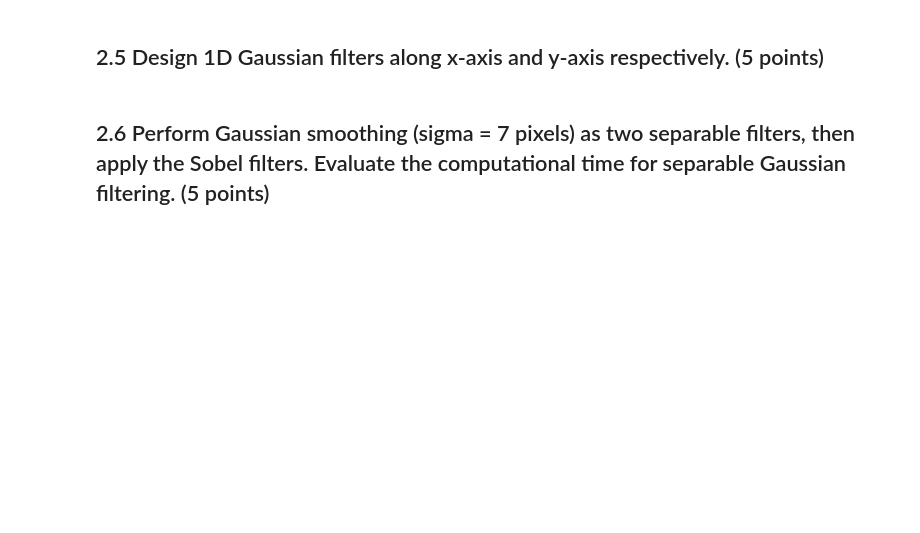
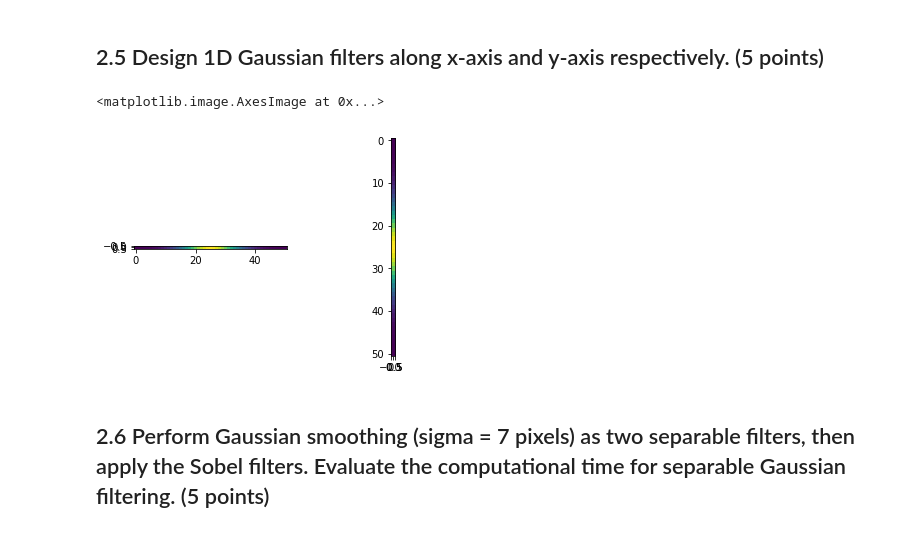
Before and after one commit to namanwahi/ComputerVision2018-19, a Jupyter notebook: coursework_1/coursework_1.ipynb, the cells around one changed output. Saved outputs shown, nothing was run; the diff lists cells and outputs as text; code cells hidden in the pictures; blank space fills up the shorter version.

```diff
--- a/coursework_1/coursework_1.ipynb
+++ b/coursework_1/coursework_1.ipynb
@@ -225,32 +251,44 @@ plt.imshow(sobel_mag, cmap='gray')
 # %%
 # Design the Gaussian filter
 def gaussian_filter_1d(sigma):
     # sigma: the parameter sigma in the Gaussian kernel (unit: pixel)
     #
     # return: a 1D array for the Gaussian kernel
 
     # The filter radius is 3.5 times sigma
     rad = int(math.ceil(3.5 * sigma))
     sz = 2 * rad + 1
-    h = []
+    exp_denom = 2 * sigma * sigma
+    denom =  exp_denom * math.pi
+
+    h = np.arange(-rad, rad + 1);
+    h = np.square(h)
+    h = np.negative(h)
+    h = np.true_divide(h, exp_denom)
+    h = np.exp(h)
+    h = np.true_divide(h, denom)
+
     return h
 
 # Display the Gaussian filters when sigma = 7 pixel
 sigma = 7
 
 # The Gaussian filter along x-axis. Its shape is (1, sz).
 h_x = gaussian_filter_1d(sigma)
 h_x = np.expand_dims(h_x, axis=0)
 
 # The Gaussian filter along y-axis. Its shape is (sz, 1).
 h_y = gaussian_filter_1d(sigma)
 h_y = np.expand_dims(h_y, axis=-1)
 
 # Display the filters
 plt.subplot(1, 2, 1)
 plt.imshow(h_x)
 plt.subplot(1, 2, 2)
 plt.imshow(h_y)
+# %% [output]
+<matplotlib.image.AxesImage at 0x...>
+[figure, added]
 # %% [markdown]
 ## 2.6 Perform Gaussian smoothing (sigma = 7 pixels) as two separable filters, then apply the Sobel filters. Evaluate the computational time for separable Gaussian filtering. (5 points)
 # %%
```
Also changed, not shown: parts of 6 cells of this notebook, 2 other files.
